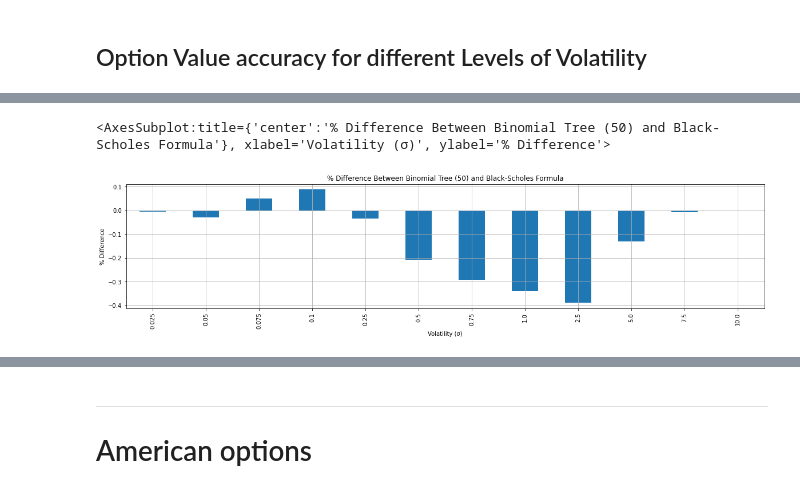
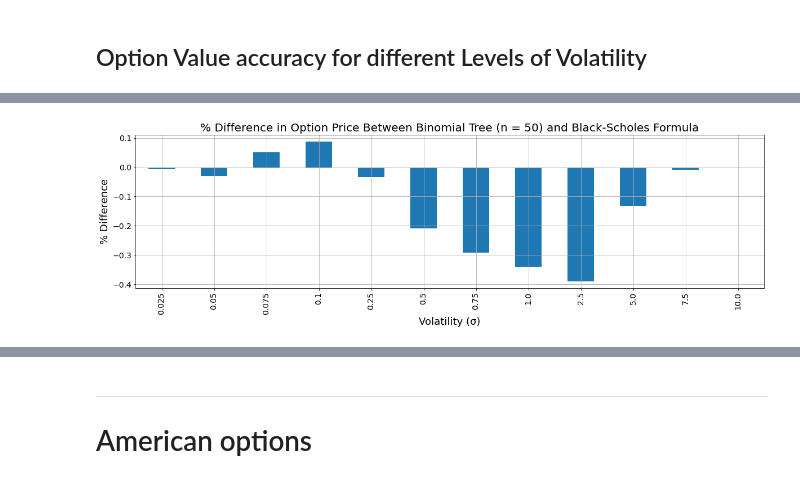
Before and after one commit to ithakis/UvA-Computational-Finance, a Jupyter notebook: Part 2.ipynb, the cells around one changed output, grey strips where cells are left out. Cells and saved outputs as stored; diff of their text form; code cells hidden in the pictures.

```diff
--- a/Part 2.ipynb
+++ b/Part 2.ipynb
@@ -224,8 +225,8 @@ Option Value Black-Scholes Formula = 11.54428 EUR
 # %% [markdown]
 ## Option Value accuracy for different Levels of Volatility
 # %%
-V_df = np.zeros((50,0))
-D_df = np.zeros((50,0))
+V_df = np.zeros((100,0))
+D_df = np.zeros((100,0))
 Inx_df = np.zeros((50,0))
 
 _S = 100    ; _T = 1.   ; _K = 99   ; _r = 0.06
@@ -234,9 +235,9 @@ volatility = [10., 5., 1., .5, .1, .05]
 for inx, vol in enumerate(volatility):
     V_bs, D_bs = bs_call(_S, _K, _T, _r, vol)
 
-    _N = np.log2(100) ;   size = 50
+    _N = np.log2(100) ;   size = 100
     values = np.zeros((size, 3))
-    for n in tqdm(np.append(np.logspace(1, _N, size, base=2, dtype=int), 50)): #  _starting_n, NN)):
+    for n in range(1, 100): #tqdm(np.append(np.logspace(1, _N, size, base=2, dtype=int), 50)): #  _starting_n, NN)):
         V_bt, D_bt = call_bt(_T, _r, _K, vol, n, _S)
 
         V_diff = (V_bt - V_bs)/V_bs * 100
@@ -248,7 +249,7 @@ for inx, vol in enumerate(volatility):
     V_df = (np.insert(V_df, inx, values[:,1], axis=1))
     D_df = (np.insert(D_df, inx, values[:,2], axis=1))
 
-columns = [f'σ {v}' for v in volatility]
+columns = [f'σ = {v}' for v in volatility]
 V_df = pd.DataFrame(V_df, index=values[:,0], columns=columns).drop_duplicates().sort_index()
 D_df = pd.DataFrame(D_df, index=values[:,0], columns=columns).drop_duplicates().sort_index()
 V_df
@@ -289,28 +293,30 @@ D_df.plot(figsize=(20,4), xlabel='N', ylabel='% Difference', legend='Option Valu
 # %%
 values_df = pd.DataFrame()
 _S = 100    ;    _T=1. ; _K = 99   ;   _r = 0.06
 
 space = []
 for fp in [10, 1, .1, .01]:
     _divisions = 4
     for sd in [(x+1)/_divisions for x in range(_divisions)]:
         space.append(fp*sd)
 # print(space)
 
 N = 50 ;   size = len(space)-4
 values = np.zeros((size, 2))
 for vol in space[:-4]:
     V_bt, D_bt = call_bt(_T, _r, _K, vol, N, _S)
     V_bs, D_bs = bs_call(_S, _K, _T, _r, vol)
     values[size-1] = [f"{vol:.3f}", (V_bt - V_bs)/V_bs*100]
     size -= 1
 
 # pd.set_eng_float_format(accuracy=3)
 values = pd.DataFrame(values[::-1][:,1], index=values[::-1][:,0], columns=['% Difference'])
 values.sort_index(inplace=True)
-values.plot(kind='bar', figsize=(20,4), grid=True, title="% Difference Between Binomial Tree (50) and Black-Scholes Formula",
-            ylabel='% Difference', xlabel='Volatility (σ)', legend=False)
+values.plot(kind='bar', figsize=(20,5), grid=True, legend=False, fontsize = 14)
+plt.title("% Difference in Option Price Between Binomial Tree (n = 50) and Black-Scholes Formula", fontsize = 20)
+plt.ylabel('% Difference', fontsize = 18)
+plt.xlabel('Volatility (σ)', fontsize = 18)
+plt.show()
 # values
 # %% [output]
-<AxesSubplot:title={'center':'% Difference Between Binomial Tree (50) and Black-Scholes Formula'}, xlabel='Volatility (σ)', ylabel='% Difference'>
-[figure, old version]
+[figure, new version]
```
Also changed, not shown: parts of 15 cells of this notebook.
